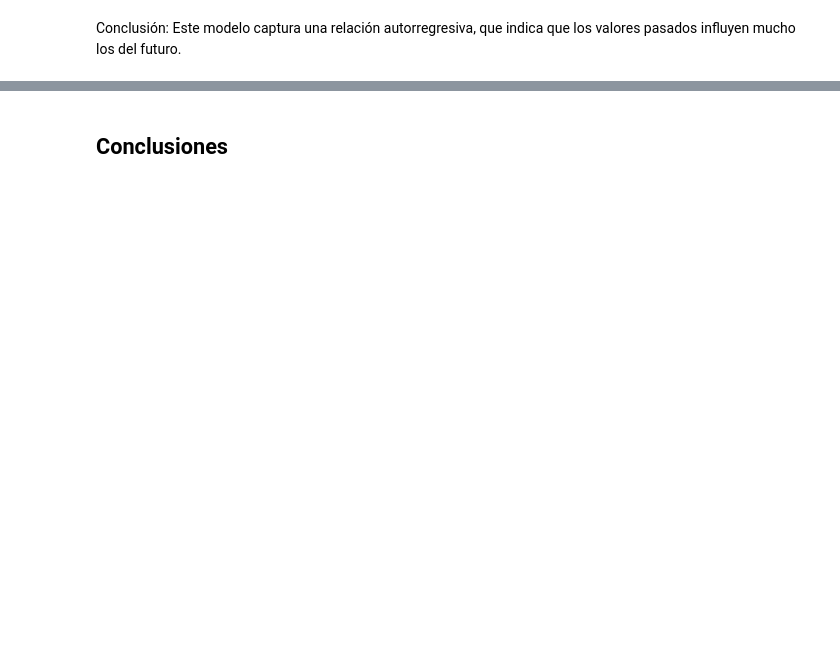
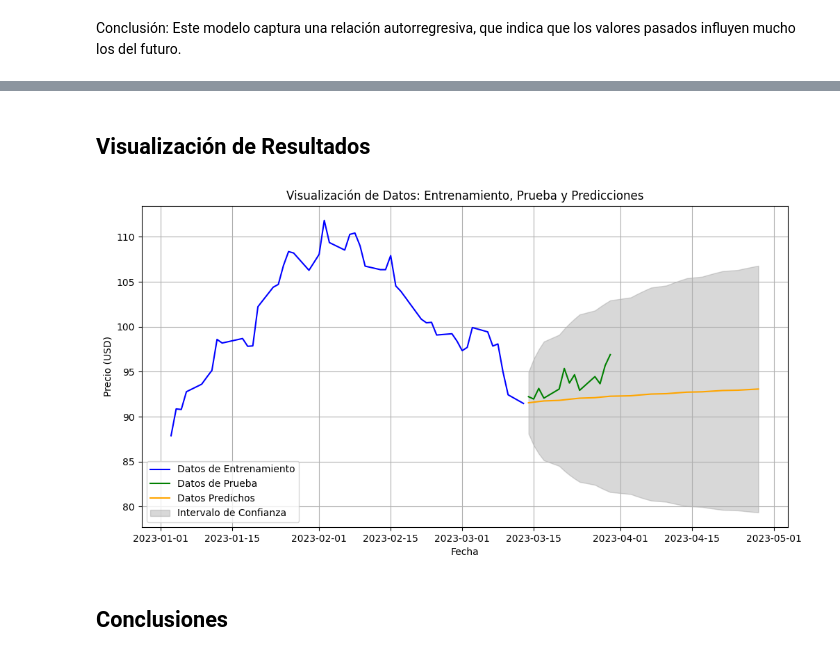
Before and after one commit to katiemackness/time-series-analysis, a Jupyter notebook: disney-AR-es.ipynb, the cells around one changed output, grey strips where cells are left out. Drawn from its saved outputs; the diff is of its cells as text; code cells hidden in the pictures; blank space fills up the shorter version.

```diff
--- a/disney-AR-es.ipynb
+++ b/disney-AR-es.ipynb
@@ -389,0 +375,16 @@ Conclusión: En promedio, el modelo tiene un error de aproximadamente $1.99. Est
+# %%
+# Convertir las predicciones en un DataFrame
+pred_extended_df = pd.DataFrame(pred_extended)
+pred_extended_df.reset_index(drop=True, inplace=True)
+# %%
+# Conjuntar las fechas y predicciones
+frames = [fechas, pred_extended_df]
+result = pd.concat(frames, axis=1, join = 'inner')
+result.columns = ['Date', 'Predicciones']
+# %%
+# Calcular intervalos de confianza para las predicciones
+conf_pred = res.get_forecast(len(test) + 30).conf_int(alpha=0.05)
+
+# Copiar intervalos de confianza y reiniciar el índice
+conf_pred2 = conf_pred.reset_index()
+conf_pred2.drop(columns=['index'], inplace=True)
@@ -389,0 +395,5 @@ Conclusión: En promedio, el modelo tiene un error de aproximadamente $1.99. Est
+# %%
+# Combinar predicciones y intervalos de confianza
+frames = [result, conf_pred2]
+result2 = pd.concat(frames, axis=1, join = 'inner')
+result2
@@ -390,2 +418,30 @@ Conclusión: En promedio, el modelo tiene un error de aproximadamente $1.99. Est
+# %% [markdown]
+## Visualización de Resultados
+# %%
+# Visualizar todos los datos
+plt.figure(figsize=(12, 6))
+
+# Graficar datos de entrenamiento
+plt.plot(train.index, train['DIS'], label='Datos de Entrenamiento', color='blue')
+
+# Graficar datos de prueba
+plt.plot(test.index, test['DIS'], label='Datos de Prueba', color='green')
+
+# Graficar datos predichos
+plt.plot(result2['Date'], result2['Predicciones'], label='Datos Predichos', color='orange')
+
+# Graficar intervalos de confianza
+plt.fill_between(result2['Date'], result2['lower DIS'], result2['upper DIS'],
+                 color='gray', alpha=0.3, label='Intervalo de Confianza')
+
+# Añadir etiquetas, título y leyenda
+plt.title('Visualización de Datos: Entrenamiento, Prueba y Predicciones')
+plt.xlabel('Fecha')
+plt.ylabel('Precio (USD)')
+plt.legend()
+plt.grid()
+plt.show()
+# %% [output]
+[figure, added]
 # %% [markdown]
 ## Conclusiones
```
Also changed, not shown: parts of 37 cells of this notebook.
